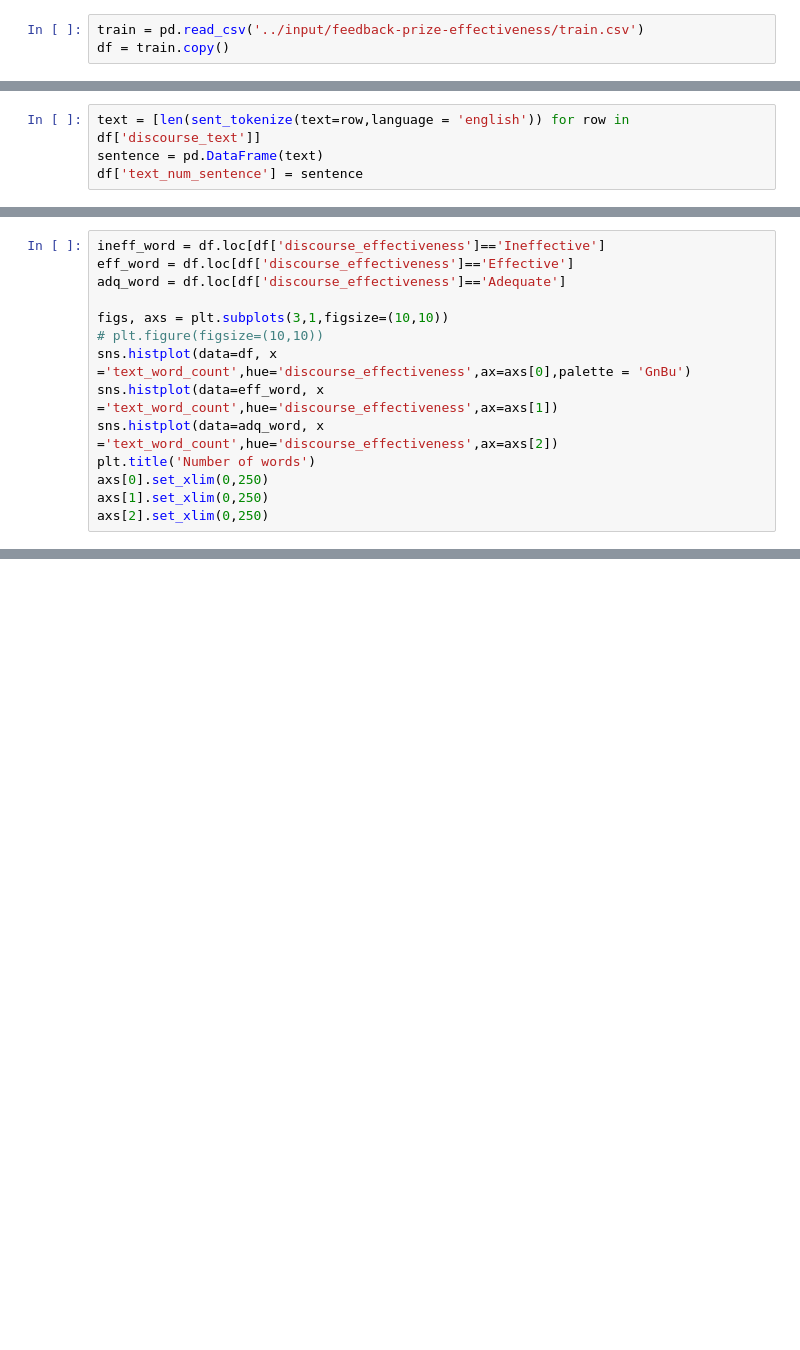
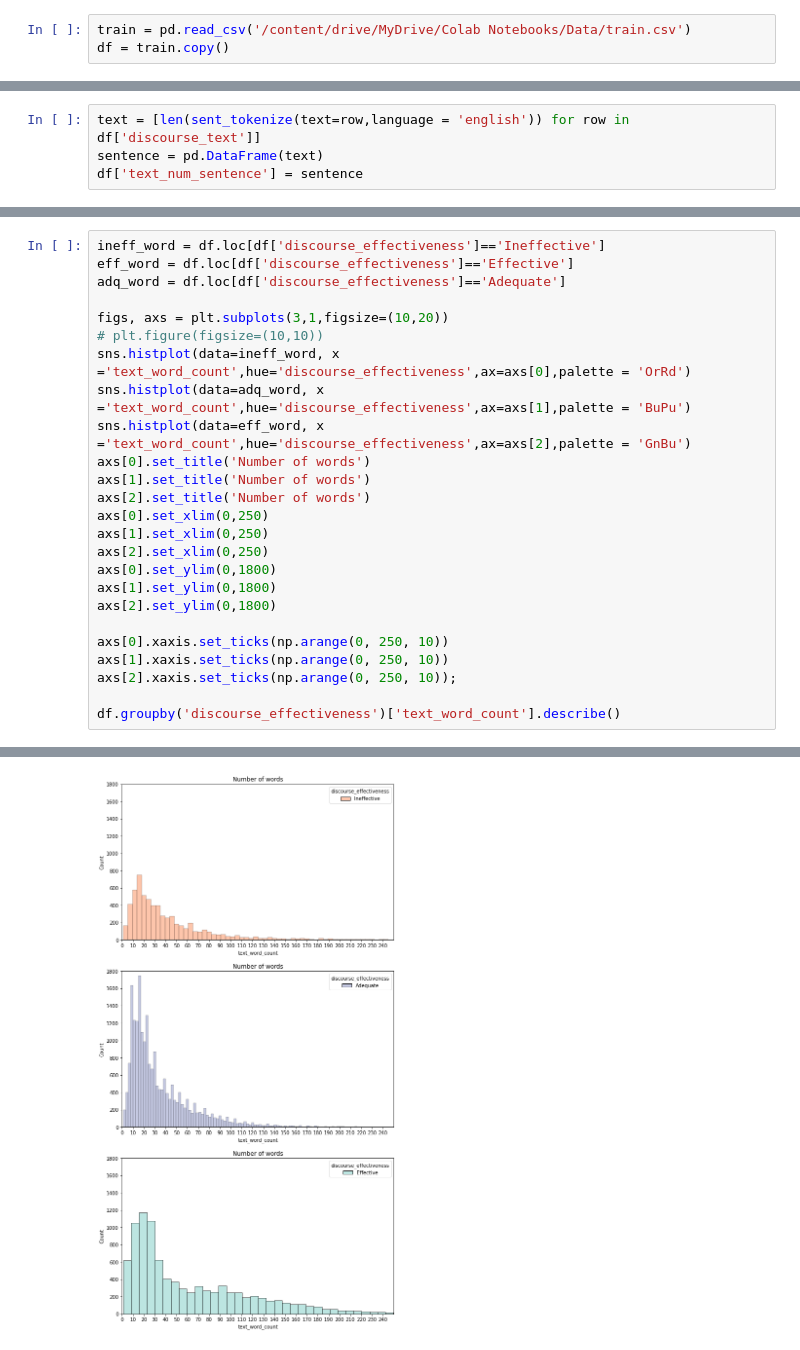
Before and after one commit to kitkeat/Effective-Argument-Prediction-NLP, a Jupyter notebook: 1-datacleaning-eda.ipynb, the cells around one changed output, grey strips where cells are left out. Drawn from its saved outputs; the diff is of its cells as text; blank space fills up the shorter version.

```diff
--- a/1-datacleaning-eda.ipynb
+++ b/1-datacleaning-eda.ipynb
@@ -16,5 +30,5 @@ import codecs
 # %%
-train = pd.read_csv('../input/feedback-prize-effectiveness/train.csv')
+train = pd.read_csv('/content/drive/MyDrive/Colab Notebooks/Data/train.csv')
 df = train.copy()
 # %%
 df.head()
@@ -129,12 +184,24 @@ ineff_word = df.loc[df['discourse_effectiveness']=='Ineffective']
 eff_word = df.loc[df['discourse_effectiveness']=='Effective']
 adq_word = df.loc[df['discourse_effectiveness']=='Adequate']
 
-figs, axs = plt.subplots(3,1,figsize=(10,10))
+figs, axs = plt.subplots(3,1,figsize=(10,20))
 # plt.figure(figsize=(10,10))
-sns.histplot(data=df, x ='text_word_count',hue='discourse_effectiveness',ax=axs[0],palette = 'GnBu')
-sns.histplot(data=eff_word, x ='text_word_count',hue='discourse_effectiveness',ax=axs[1])
-sns.histplot(data=adq_word, x ='text_word_count',hue='discourse_effectiveness',ax=axs[2])
-plt.title('Number of words')
+sns.histplot(data=ineff_word, x ='text_word_count',hue='discourse_effectiveness',ax=axs[0],palette = 'OrRd')
+sns.histplot(data=adq_word, x ='text_word_count',hue='discourse_effectiveness',ax=axs[1],palette = 'BuPu')
+sns.histplot(data=eff_word, x ='text_word_count',hue='discourse_effectiveness',ax=axs[2],palette = 'GnBu')
+axs[0].set_title('Number of words')
+axs[1].set_title('Number of words')
+axs[2].set_title('Number of words')
 axs[0].set_xlim(0,250)
 axs[1].set_xlim(0,250)
 axs[2].set_xlim(0,250)
+axs[0].set_ylim(0,1800)
+axs[1].set_ylim(0,1800)
+axs[2].set_ylim(0,1800)
+
+axs[0].xaxis.set_ticks(np.arange(0, 250, 10))
+axs[1].xaxis.set_ticks(np.arange(0, 250, 10))
+axs[2].xaxis.set_ticks(np.arange(0, 250, 10));
+
+df.groupby('discourse_effectiveness')['text_word_count'].describe()
+# %% [output]
@@ -140,0 +213 @@ axs[2].set_xlim(0,250)
+[figure, added]
```
Also changed, not shown: parts of 38 cells of this notebook.
